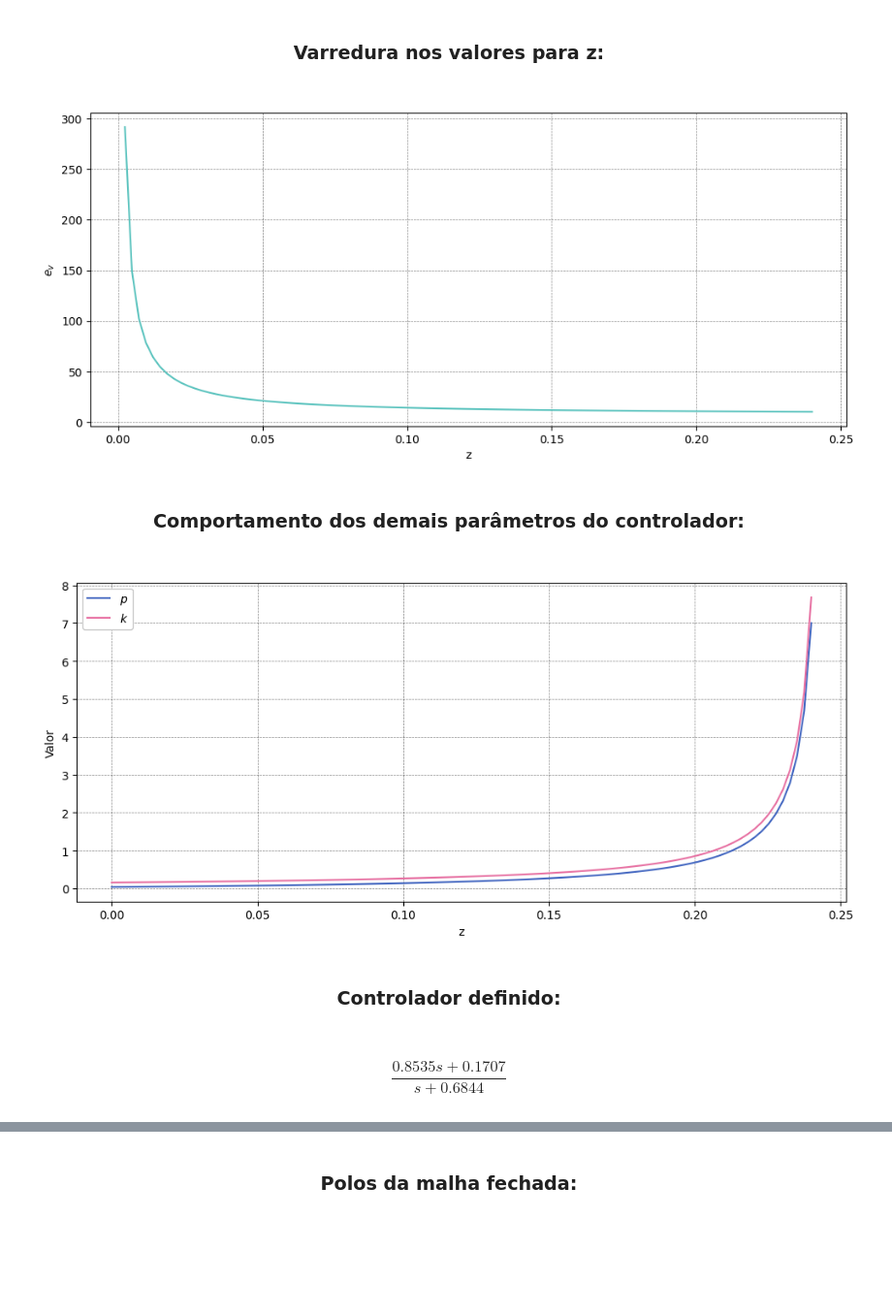
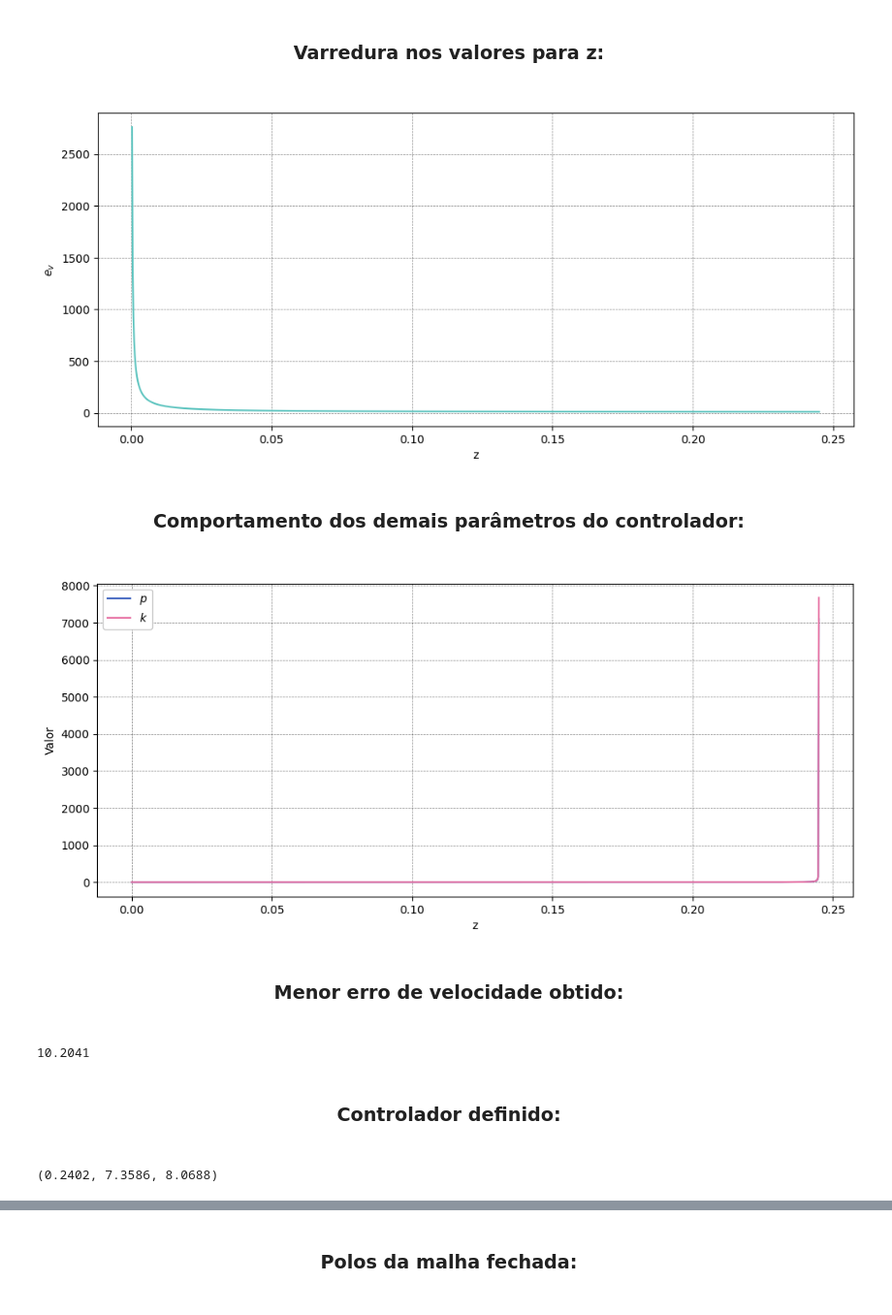
Before and after one commit to ErickNMA/TC, a Jupyter notebook: proj_LGR.ipynb, the cells around one changed output, grey strips where cells are left out. Shown: that part at 97% size. Saved outputs shown, nothing was run; the diff lists cells and outputs as text; code cells hidden in the pictures; blank space fills up the shorter version.

```diff
--- a/proj_LGR.ipynb
+++ b/proj_LGR.ipynb
@@ -60,37 +60,49 @@ def matchLGR(zero, sys, point):
 # %% [markdown]
 <h3 align='center'>Varredura nos valores para z:<h3>
 # %%
-#Valores de z a serem testados:
-zvals = np.linspace(0, 0.24, 100)
-
 #Criando as listas para os dados:
 ev = []
+zvals = []
 pvals = []
 kvals = []
 
+lastev = np.inf
+
 #Loop para varredura de valores z:
-for z in zvals:
+for z in np.linspace(0, 0.25, 1000):
     #Cálculo dos parâmetros do controlador:
     z,p,k = matchLGR(z, G, pd)
-    #Salvando os dados nas listas:
-    pvals.append(p)
-    kvals.append(k)
     #Ramo direto e erro de velocidade:
     L = (k*((s+z)/(s+p))*G)
-    ev.append(1/ct.dcgain(ct.minreal((s*L), verbose=False)))
+    #Calculando o erro de velocidade:
+    kv = ct.dcgain(ct.minreal((s*L), verbose=False))
+    if(kv):
+        evi = (1/kv)
+    else:
+        evi = np.inf
+    #Salvando os dados nas listas:
+    if((evi<lastev)or(kv==0)):
+        lastev = evi
+        zvals.append(z)
+        pvals.append(p)
+        kvals.append(k)
+        ev.append(evi)
+    else:
+        break
 #Convertendo os arrays para plot:
 ev = np.array(ev)
+zvals = np.array(zvals)
 pvals = np.array(pvals)
 kvals = np.array(kvals)
 
 #Plot da curva:
 plt.figure()
 plt.plot(zvals, ev, color='C2')
 plt.ylabel('$e_v$')
 plt.xlabel('z')
 plt.show()
 # %% [output]
-[figure, old version]
+[figure, new version]
 # %% [markdown]
 <h3 align='center'>Comportamento dos demais parâmetros do controlador:<h3>
 # %%
@@ -103,13 +115,17 @@ plt.xlabel('z')
 plt.legend()
 plt.show()
 # %% [output]
-[figure, old version]
+[figure, new version]
+# %% [markdown]
+<h3 align='center'>Menor erro de velocidade obtido:<h3>
+# %%
+round(ev[-1], 4)
+# %% [output]
+10.2041
 # %% [markdown]
 <h3 align='center'>Controlador definido:<h3>
-# %%
-z,p,k = matchLGR(0.2, G, pd)
-
-C = (k*((s+z)/(s+p)))
-C
-# %% [output]
-$$\frac{0.8535 s + 0.1707}{s + 0.6844}$$
+# %%
+mask = 20
+(round(zvals[-mask], 4), round(pvals[-mask], 4), round(kvals[-mask], 4))
+# %% [output]
+(0.2402, 7.3586, 8.0688)
```
Also changed, not shown: parts of 3 cells of this notebook.
